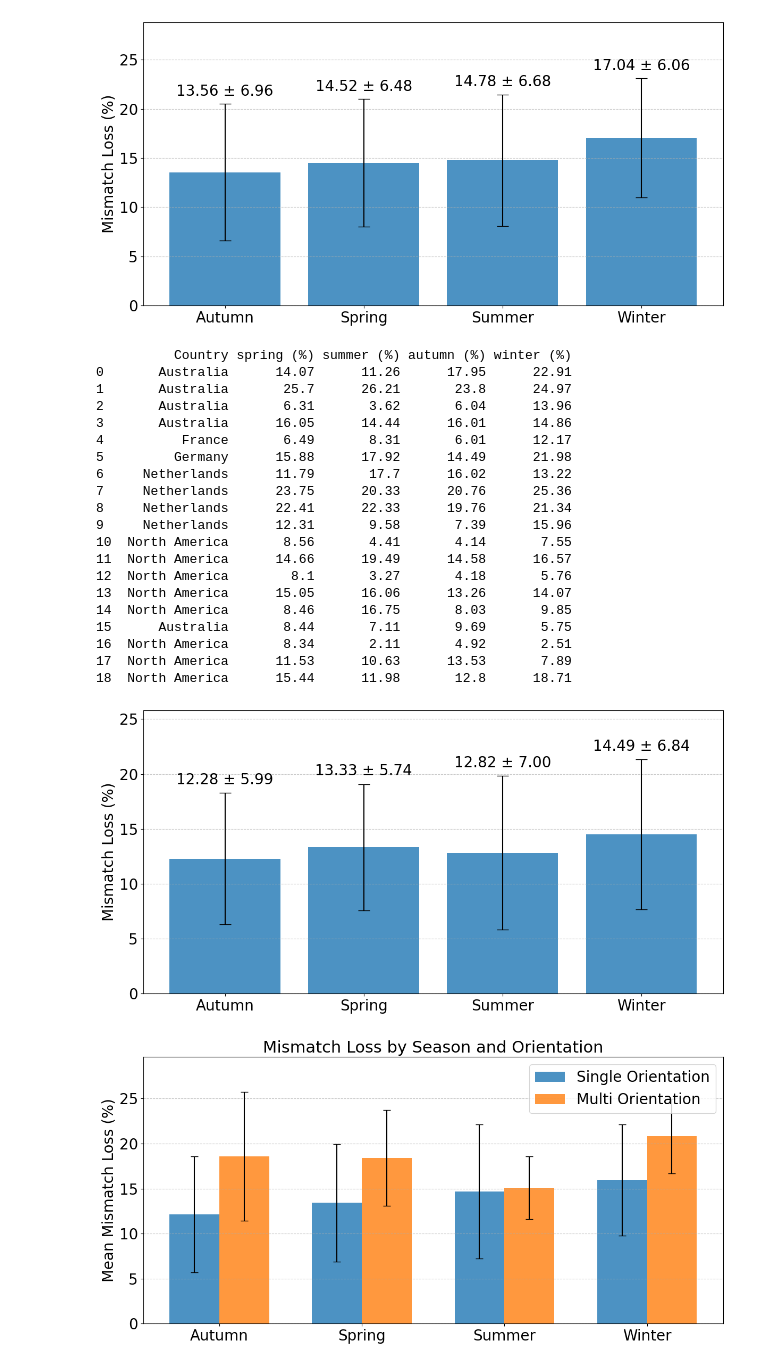
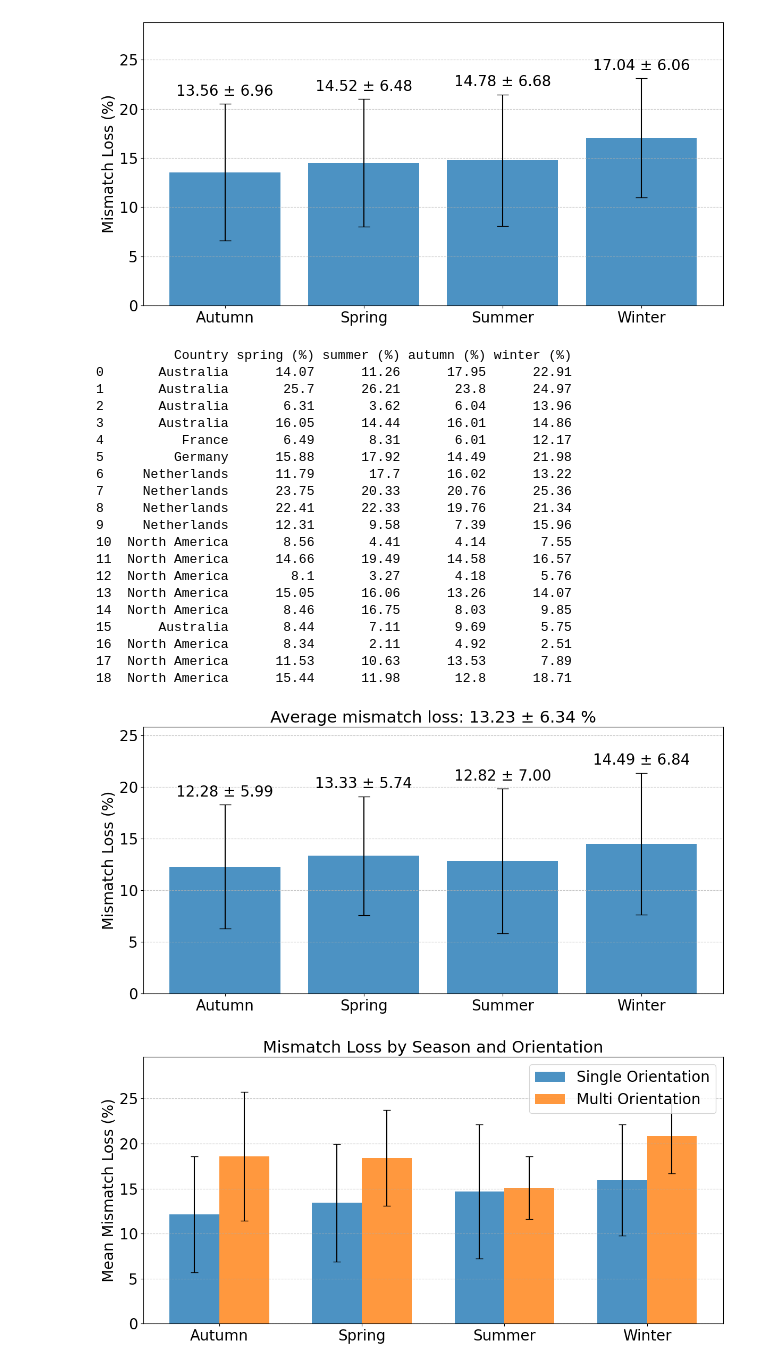
Before and after one commit to sijinwnag/24_09_24_Solar_Edge, a Jupyter notebook: Code/25_07_22_Mismatch_results_analyser.ipynb, the cells around one changed output. Cells and saved outputs as stored; diff of their text form; code cells hidden in the pictures.

Commit message:
Before changing Figure 4 for journal

```diff
--- a/Code/25_07_22_Mismatch_results_analyser.ipynb
+++ b/Code/25_07_22_Mismatch_results_analyser.ipynb
@@ -2511,11 +2511,9 @@ data_df['winter (%)'] = None
 # 5. Assign monthly values to seasonal columns
 for index, row in data_df.iterrows():
     country = row['Country']
-    # print(f"Processing row {index} for country {country}")
 
     # skip this row if country is NaN
     if pd.isna(country):
-        # print(f"Skipping row {index} due to missing country")
         continue
 
     # Determine hemisphere
@@ -2528,12 +2526,10 @@ for index, row in data_df.iterrows():
 
         # Skip if the month column doesn't exist
         if month_column not in data_df.columns:
-            # print(f"Column {month_column} not found, skipping")
             continue
 
         # If the monthly value exists, assign it to the seasonal column
         if pd.notna(row[month_column]):
-            # print(f"Assigning {row[month_column]} from {month_column} to {season} (%) for row {index}")
             data_df.at[index, f'{season} (%)'] = row[month_column]
 
 # remove the nan rows
@@ -2542,9 +2538,16 @@ data_df = data_df.dropna(subset=['spring (%)', 'summer (%)', 'autumn (%)', 'wint
 # Display the updated dataframe
 print(data_df[['Country', 'spring (%)', 'summer (%)', 'autumn (%)', 'winter (%)']])
 
+season_columns = [f'{season} (%)' for season in seasons]
+
 # Calculate statistics for the plot
-means = [data_df[f'{season} (%)'].mean() for season in seasons]
-stds = [data_df[f'{season} (%)'].std() for season in seasons]
+means = [data_df[col].mean() for col in season_columns]
+stds = [data_df[col].std() for col in season_columns]
+
+# Calculate overall average and std across all seasons/sites
+all_season_values = data_df[season_columns].stack()
+overall_mean = all_season_values.mean()
+overall_std = all_season_values.std()
 
 # Create the plot
 plt.figure(figsize=long_hoz_figsize)
@@ -2571,34 +2574,36 @@ for bar, mean, std in zip(bars, means, stds):
         )
 
 plt.ylabel('Mismatch Loss (%)', fontsize=axis_label_size)
 plt.xticks(fontsize=axis_num_size)
 plt.yticks(fontsize=axis_num_size)
 plt.grid(axis='y', linestyle='--', alpha=0.7)
 plt.ylim(0, (max(means) + max(stds)) * 1.2)
+plt.title(f"Average mismatch loss: {overall_mean:.2f} ± {overall_std:.2f} %", fontsize=title_size)
 plt.tight_layout()
+
 plt.show()
 # %% [output]
           Country spring (%) summer (%) autumn (%) winter (%)
 0       Australia      14.07      11.26      17.95      22.91
 1       Australia       25.7      26.21       23.8      24.97
 2       Australia       6.31       3.62       6.04      13.96
 3       Australia      16.05      14.44      16.01      14.86
 4          France       6.49       8.31       6.01      12.17
 5         Germany      15.88      17.92      14.49      21.98
 6     Netherlands      11.79       17.7      16.02      13.22
 7     Netherlands      23.75      20.33      20.76      25.36
 8     Netherlands      22.41      22.33      19.76      21.34
 9     Netherlands      12.31       9.58       7.39      15.96
 10  North America       8.56       4.41       4.14       7.55
 11  North America      14.66      19.49      14.58      16.57
 12  North America        8.1       3.27       4.18       5.76
 13  North America      15.05      16.06      13.26      14.07
 14  North America       8.46      16.75       8.03       9.85
 15      Australia       8.44       7.11       9.69       5.75
 16  North America       8.34       2.11       4.92       2.51
 17  North America      11.53      10.63      13.53       7.89
 18  North America      15.44      11.98       12.8      18.71
-[figure, old version]
+[figure, new version]
 # %%
 # ...existing code...
 # Filter for single and multi-orientation sites
```
Also changed, not shown: parts of 5 cells of this notebook, 1 other file.
